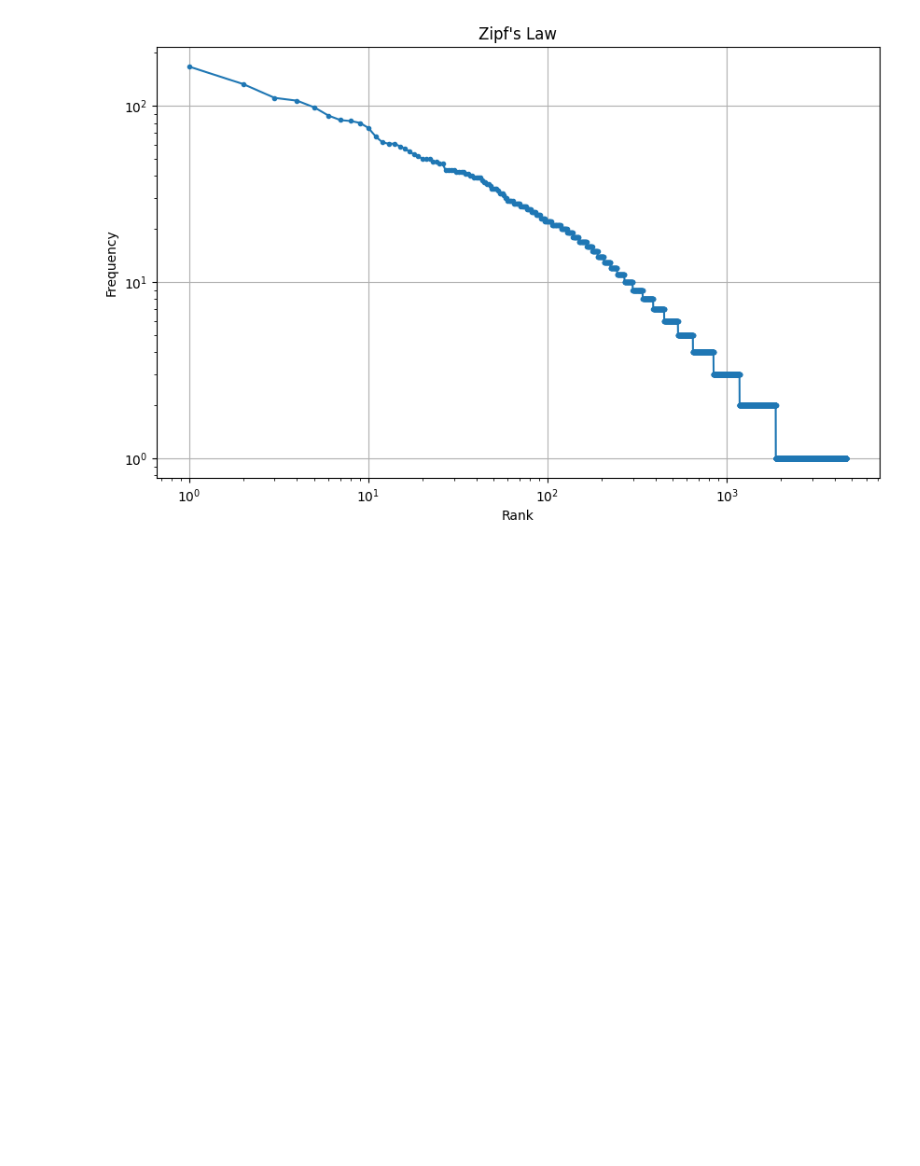
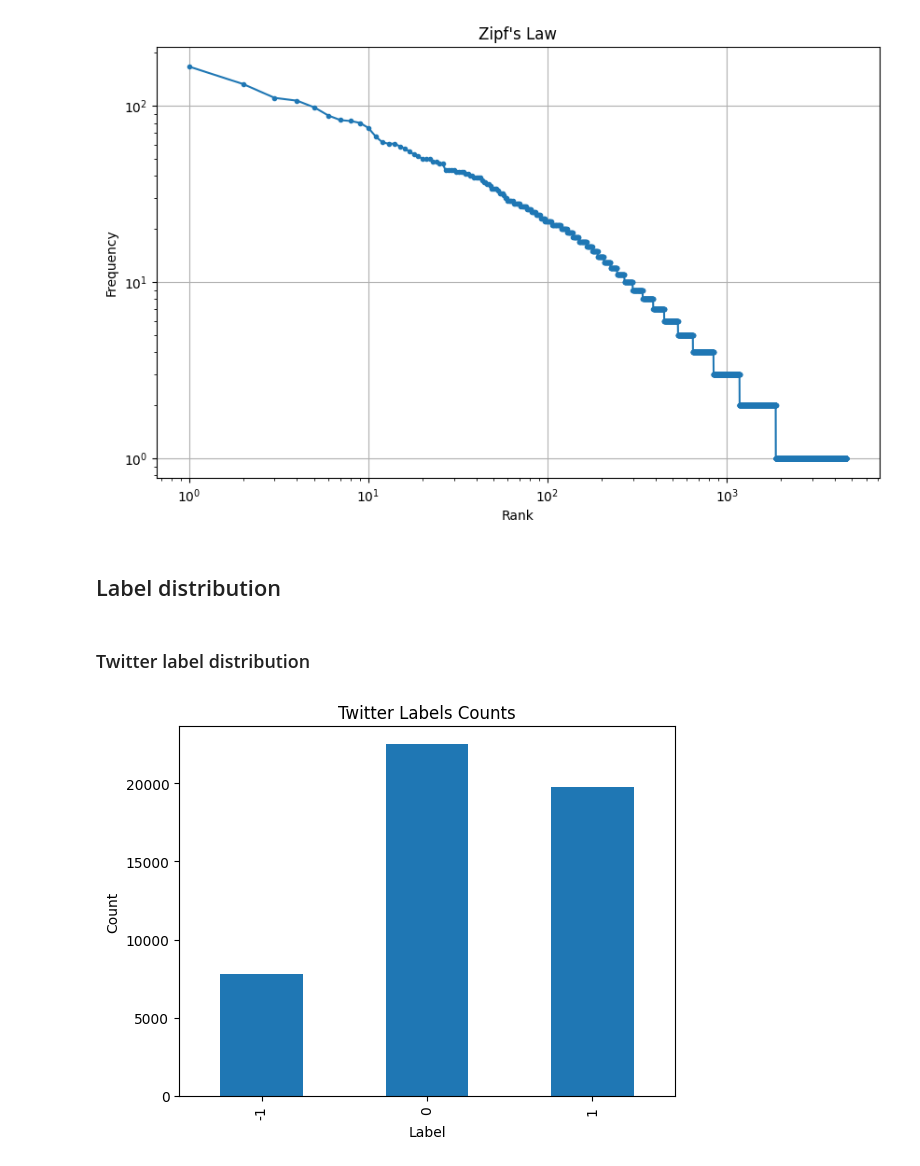
Before and after one commit to 14344ahmadi/Data-Science-Project, a Jupyter notebook: descriptive_data.ipynb, the cells around one changed output. Cells and saved outputs as stored; diff of their text form; code cells hidden in the pictures; blank space fills up the shorter version.

```diff
--- a/descriptive_data.ipynb
+++ b/descriptive_data.ipynb
@@ -530,3 +530,19 @@ plt.grid(True)
 plt.show()
 # %% [output]
 [figure]
+# %% [markdown]
+## Label distribution
+# %%
+df = pd.read_csv("data/prepared_data.csv")
+dfa = df[df['DocumentType'] == "Review"]
+dft = df[df['DocumentType'] == "Tweet"]
+# %% [markdown]
+### Twitter label distribution
+# %%
+dft['Label'].value_counts().reindex([-1, 0, 1]).plot(kind='bar')
+plt.title('Twitter Labels Counts')
+plt.xlabel('Label')
+plt.ylabel('Count')
+plt.show()
+# %% [output]
+[figure, added]
```
Also changed, not shown: parts of 4 cells of this notebook, 2 other files.
